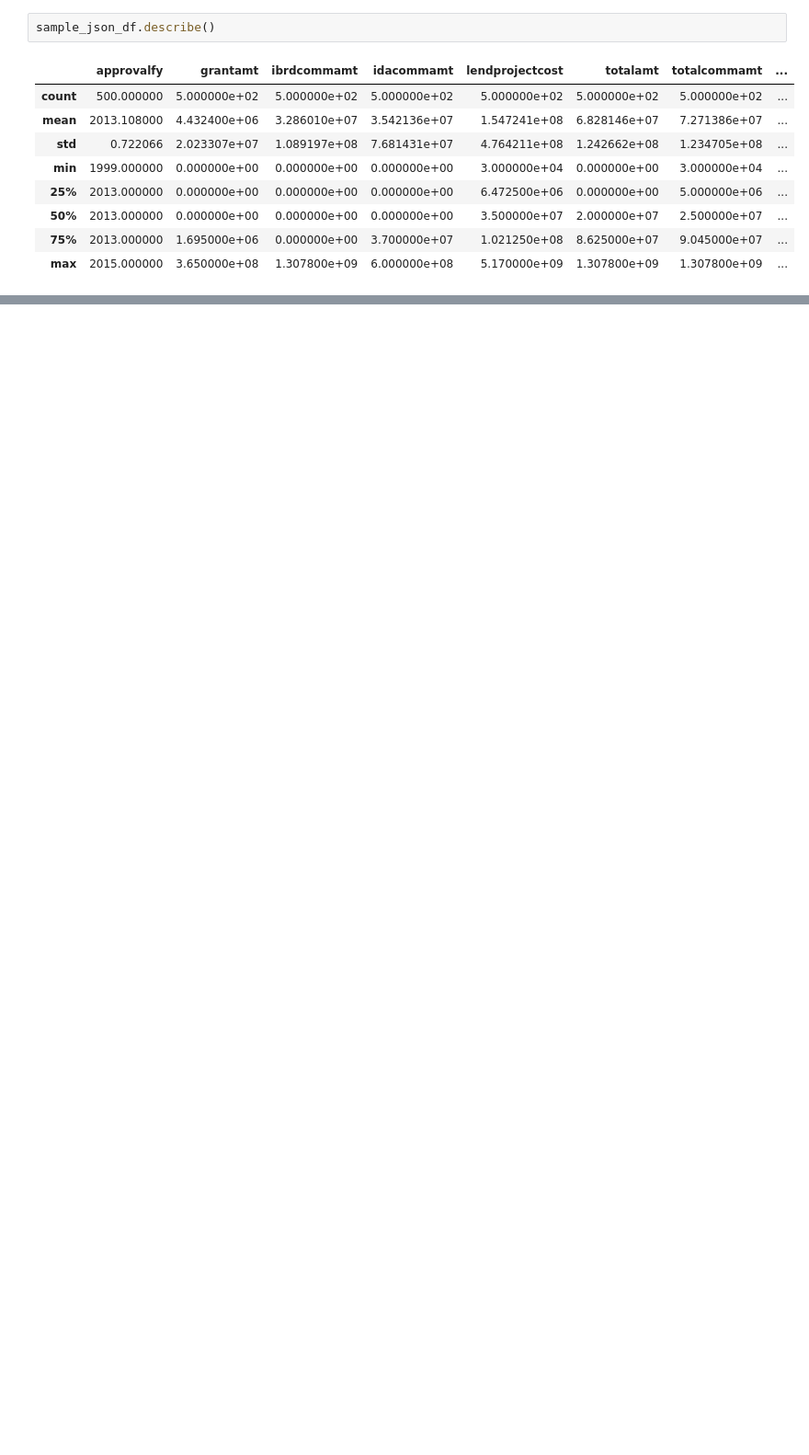
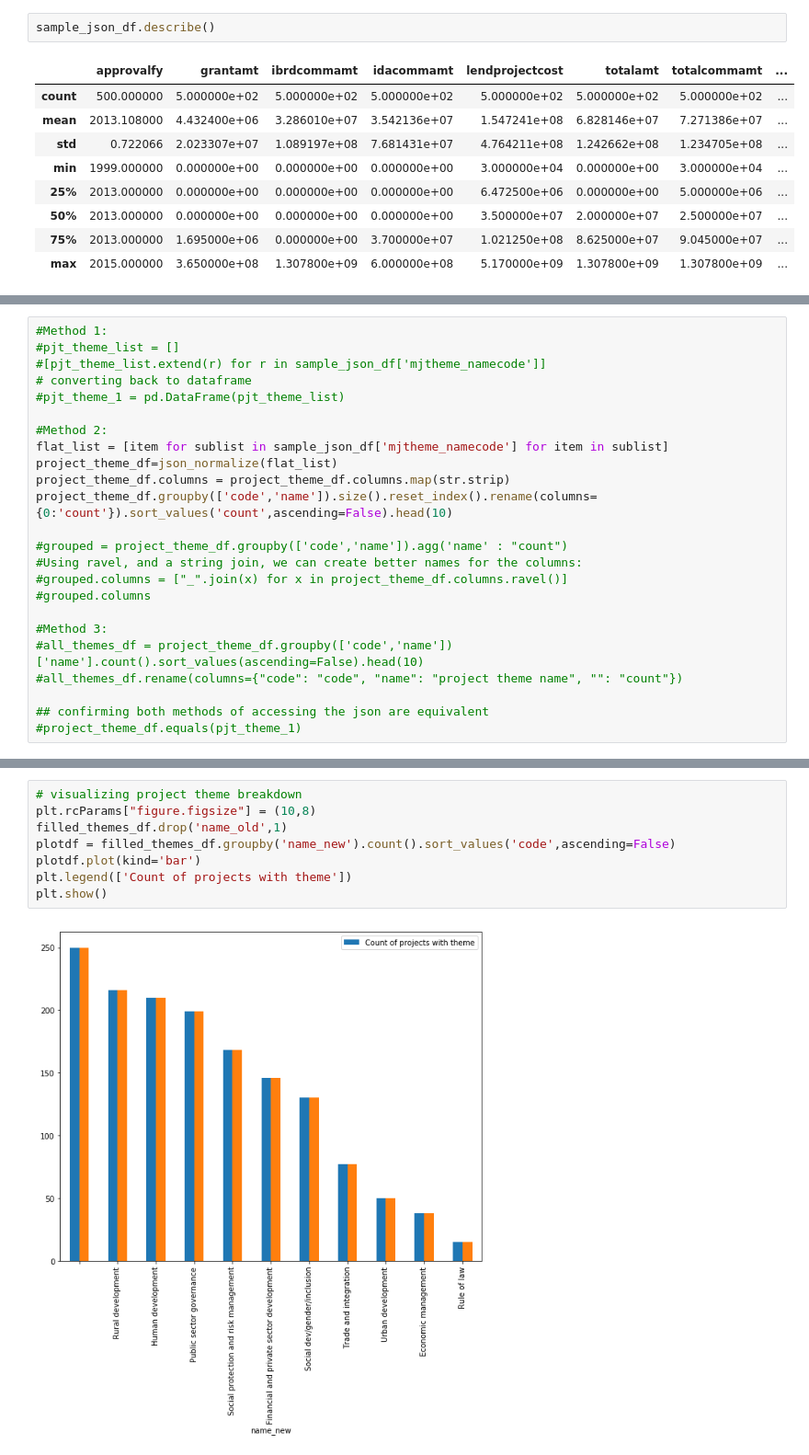
Before and after one commit to ChetanaYogeesh-zz/Springboard, a Jupyter notebook: data_wrangling_json/world_bank_projects_JSON_mini_project.ipynb, the cells around one changed output, grey strips where cells are left out. Shown at 92% size. Drawn from its saved outputs; the diff is of its cells as text; blank space fills up the shorter version.

```diff
--- a/data_wrangling_json/world_bank_projects_JSON_mini_project.ipynb
+++ b/data_wrangling_json/world_bank_projects_JSON_mini_project.ipynb
@@ -206,0 +307,24 @@ all_themes_df
+# %%
+#Method 1:
+#pjt_theme_list = []
+#[pjt_theme_list.extend(r) for r in sample_json_df['mjtheme_namecode']]
+# converting back to dataframe
+#pjt_theme_1 = pd.DataFrame(pjt_theme_list)
+
+#Method 2:
+flat_list = [item for sublist in sample_json_df['mjtheme_namecode'] for item in sublist]
+project_theme_df=json_normalize(flat_list)
+project_theme_df.columns = project_theme_df.columns.map(str.strip)
+project_theme_df.groupby(['code','name']).size().reset_index().rename(columns={0:'count'}).sort_values('count',ascending=False).head(10)
+
+#grouped = project_theme_df.groupby(['code','name']).agg('name' : "count")
+#Using ravel, and a string join, we can create better names for the columns:
+#grouped.columns = ["_".join(x) for x in project_theme_df.columns.ravel()]
+#grouped.columns
+
+#Method 3:
+#all_themes_df = project_theme_df.groupby(['code','name'])['name'].count().sort_values(ascending=False).head(10)
+#all_themes_df.rename(columns={"code": "code", "name": "project theme name", "": "count"})
+
+## confirming both methods of accessing the json are equivalent
+#project_theme_df.equals(pjt_theme_1)
@@ -228,0 +384,10 @@ filled_themes_df[(filled_themes_df.name_new == "MISSING THEME")].sort_index(asce
+# %%
+# visualizing project theme breakdown
+plt.rcParams["figure.figsize"] = (10,8)
+filled_themes_df.drop('name_old',1)
+plotdf = filled_themes_df.groupby('name_new').count().sort_values('code',ascending=False)
+plotdf.plot(kind='bar')
+plt.legend(['Count of projects with theme'])
+plt.show()
+# %% [output]
+[figure, added]
```
Also changed, not shown: parts of 17 cells of this notebook, 1 other file.
